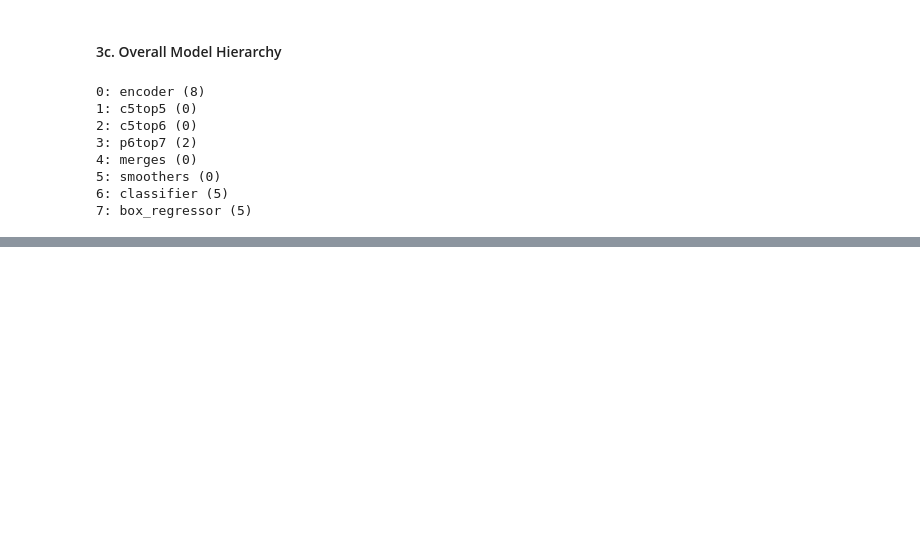
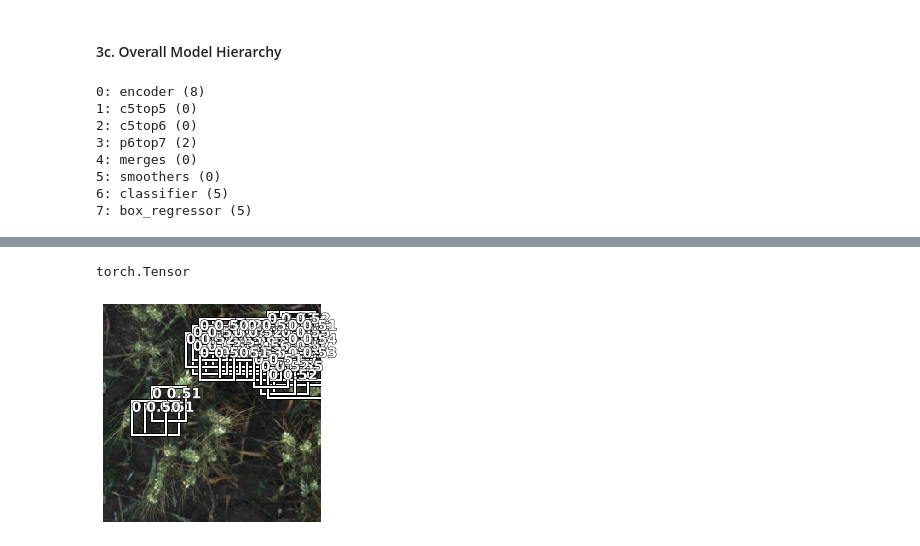
Before and after one commit to riven314/Wheat-Detection-2020, a Jupyter notebook: ipynb/analyze_retinanet_model.ipynb, the cells around one changed output, grey strips where cells are left out. Drawn from its saved outputs; the diff is of its cells as text; code cells hidden in the pictures; blank space fills up the shorter version.

```diff
--- a/ipynb/analyze_retinanet_model.ipynb
+++ b/ipynb/analyze_retinanet_model.ipynb
@@ -351,0 +550,34 @@ for idx, (name, m) in enumerate(model.named_children()):
+# %%
+def show_preds(img, output, idx, detect_thresh=0.25, classes=None, ax=None):
+    bbox_pred, scores, preds = process_output(output, idx, detect_thresh)
+    if len(scores) != 0:
+        to_keep = nms(bbox_pred, scores)
+        bbox_pred, preds, scores = bbox_pred[to_keep].cpu(), preds[to_keep].cpu(), scores[to_keep].cpu()
+        t_sz = torch.Tensor([*img.size])[None].float()
+        bbox_pred[:,:2] = bbox_pred[:,:2] - bbox_pred[:,2:]/2
+        bbox_pred[:,:2] = (bbox_pred[:,:2] + 1) * t_sz/2
+        bbox_pred[:,2:] = bbox_pred[:,2:] * t_sz
+        bbox_pred = bbox_pred.long()
+    if ax is None: _, ax = plt.subplots(1,1)
+    img.show(ax=ax)
+    for bbox, c, scr in zip(bbox_pred, preds, scores):
+        txt = str(c.item()) if classes is None else classes[c.item()+1]
+        draw_rect(ax, [bbox[1],bbox[0],bbox[3],bbox[2]], text=f'{txt} {scr:.2f}')
+# %%
+b = learn.dls.one_batch()
+type(b[0][0])
+# %% [output]
+torch.Tensor
+# %%
+# decode using TfmdList
+imgs, bboxs, classes = learn.dls.decode(b)
+# %%
+with torch.no_grad():
+    outputs = learn.model(b[0])
+
+img = TensorImage(imgs[0])
+img = PILImage.create(img)
+# %%
+show_preds(img, outputs, 0, detect_thresh = 0.5)
+# %% [output]
+[figure, added]
```
Also changed, not shown: parts of 29 cells of this notebook.
